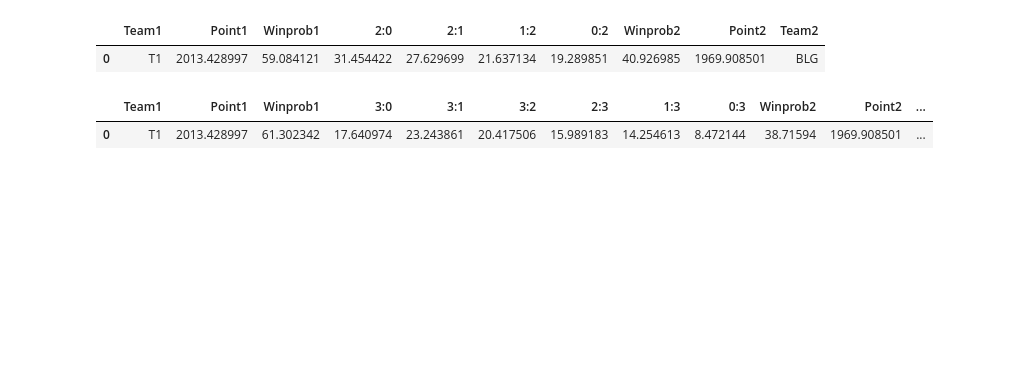
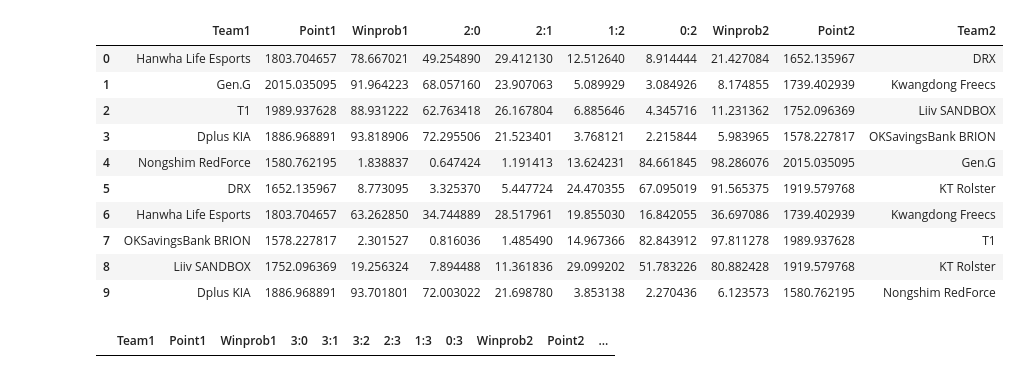
Before and after one commit to posky/LoL-Esports, a Jupyter notebook: glicko_rating_matches.ipynb, the cells around one changed output. Cells and saved outputs as stored; diff of their text form; code cells hidden in the pictures; blank space fills up the shorter version.

```diff
--- a/glicko_rating_matches.ipynb
+++ b/glicko_rating_matches.ipynb
@@ -174,3 +165,8 @@ for name in team_names.values():
         last_game_date=row["last_game_date"],
     )
     lst_team.append(teams[team_id])
+# %%
+match_schedules = match_schedules.loc[match_schedules["Winner"].isna()].reset_index(
+    drop=True
+)
+match_schedules
@@ -177,2 +187,5 @@ for name in team_names.values():
 # %%
 glicko = GlickoSystem()
+# %%
+matches = match_schedules.head(10)
+matches
@@ -179,24 +204,20 @@ glicko = GlickoSystem()
 # %%
-matches = [
-    ("T1", "BLG"),
-]
-
-columns = ["Team1", "Point1", "Winprob1", "sum", "Winprob2", "Point2", "Team2"]
+columns = ["Team1", "Point1", "Winprob1", "Winprob2", "Point2", "Team2"]
 probs = pd.DataFrame(columns=columns)
-for team1_name, team2_name in matches:
-    team1 = teams[get_team_id(teams_id, team_names[team1_name])]
-    team2 = teams[get_team_id(teams_id, team_names[team2_name])]
+for row in matches.itertuples():
+    team1_name = row.Team1
+    team2_name = row.Team2
+    team1 = teams[get_team_id(teams_id, team1_name)]
+    team2 = teams[get_team_id(teams_id, team2_name)]
     lst = [
         team1.name,
         team1.point,
         team1.get_win_probability(glicko, team2) * 100,
-        0,
         team2.get_win_probability(glicko, team1) * 100,
         team2.point,
         team2.name,
     ]
     df = pd.DataFrame(data=[lst], columns=columns)
     probs = pd.concat([probs, df], ignore_index=True)
-probs["sum"] = probs[["Winprob1", "Winprob2"]].sum(axis=1)
 probs
 # %% [output]
@@ -205,42 +235,55 @@ probs
 # %%
+matches_bo3 = matches.loc[matches["BestOf"] == "3"]
 columns = ["Team1", "Point1", "2:0", "2:1", "1:2", "0:2", "Point2", "Team2"]
 probs = pd.DataFrame(columns=columns)
-for team1_name, team2_name in matches:
-    team1 = teams[get_team_id(teams_id, team_names[team1_name])]
-    team2 = teams[get_team_id(teams_id, team_names[team2_name])]
+for row in matches_bo3.itertuples():
+    team1_name = row.Team1
+    team2_name = row.Team2
+    team1 = teams[get_team_id(teams_id, team1_name)]
+    team2 = teams[get_team_id(teams_id, team2_name)]
     team1_prob = team1.get_win_probability(glicko, team2)
     team2_prob = team2.get_win_probability(glicko, team1)
     lst = [
         team1.name,
         team1.point,
         team1_prob**2 * 100,
         (team1_prob**2) * team2_prob * 2 * 100,
         (team2_prob**2) * team1_prob * 2 * 100,
         team2_prob**2 * 100,
         team2.point,
         team2_name,
     ]
     df = pd.DataFrame(data=[lst], columns=columns)
     probs = pd.concat([probs, df], ignore_index=True)
 probs["Winprob1"] = probs[["2:0", "2:1"]].sum(axis=1)
 probs["Winprob2"] = probs[["1:2", "0:2"]].sum(axis=1)
 columns = [
     "Team1",
     "Point1",
     "Winprob1",
     "2:0",
     "2:1",
     "1:2",
     "0:2",
     "Winprob2",
     "Point2",
     "Team2",
 ]
 probs[columns]
 # %% [output]
 |  | Team1 | Point1 | Winprob1 | 2:0 | 2:1 | 1:2 | 0:2 | Winprob2 | Point2 | Team2 |
-| 0 | T1 | 2013.428997 | 59.084121 | 31.454422 | 27.629699 | 21.637134 | 19.289851 | 40.926985 | 1969.908501 | BLG |
+| 0 | Hanwha Life Esports | 1803.704657 | 78.667021 | 49.254890 | 29.412130 | 12.512640 | 8.914444 | 21.427084 | 1652.135967 | DRX |
+| 1 | Gen.G | 2015.035095 | 91.964223 | 68.057160 | 23.907063 | 5.089929 | 3.084926 | 8.174855 | 1739.402939 | Kwangdong Freecs |
+| 2 | T1 | 1989.937628 | 88.931222 | 62.763418 | 26.167804 | 6.885646 | 4.345716 | 11.231362 | 1752.096369 | Liiv SANDBOX |
+| 3 | Dplus KIA | 1886.968891 | 93.818906 | 72.295506 | 21.523401 | 3.768121 | 2.215844 | 5.983965 | 1578.227817 | OKSavingsBank BRION |
+| 4 | Nongshim RedForce | 1580.762195 | 1.838837 | 0.647424 | 1.191413 | 13.624231 | 84.661845 | 98.286076 | 2015.035095 | Gen.G |
+| 5 | DRX | 1652.135967 | 8.773095 | 3.325370 | 5.447724 | 24.470355 | 67.095019 | 91.565375 | 1919.579768 | KT Rolster |
+| 6 | Hanwha Life Esports | 1803.704657 | 63.262850 | 34.744889 | 28.517961 | 19.855030 | 16.842055 | 36.697086 | 1739.402939 | Kwangdong Freecs |
+| 7 | OKSavingsBank BRION | 1578.227817 | 2.301527 | 0.816036 | 1.485490 | 14.967366 | 82.843912 | 97.811278 | 1989.937628 | T1 |
+| 8 | Liiv SANDBOX | 1752.096369 | 19.256324 | 7.894488 | 11.361836 | 29.099202 | 51.783226 | 80.882428 | 1919.579768 | KT Rolster |
+| 9 | Dplus KIA | 1886.968891 | 93.701801 | 72.003022 | 21.698780 | 3.853138 | 2.270436 | 6.123573 | 1580.762195 | Nongshim RedForce |
 # %%
+matches_bo5 = matches.loc[matches["BestOf"] == "5"]
 columns = [
     "Team1",
     "Point1",
@@ -256,9 +299,11 @@ columns = [
     "Team2",
 ]
 probs = pd.DataFrame(columns=columns)
-for team1_name, team2_name in matches:
-    team1 = teams[get_team_id(teams_id, team_names[team1_name])]
-    team2 = teams[get_team_id(teams_id, team_names[team2_name])]
+for row in matches_bo5.itertuples():
+    team1_name = row.Team1
+    team2_name = row.Team2
+    team1 = teams[get_team_id(teams_id, team1_name)]
+    team2 = teams[get_team_id(teams_id, team2_name)]
     team1_prob = team1.get_win_probability(glicko, team2)
     team2_prob = team2.get_win_probability(glicko, team1)
     lst = [
@@ -282,4 +327,3 @@ probs["Winprob2"] = probs[["2:3", "1:3", "0:3"]].sum(axis=1)
 probs
 # %% [output]
 |  | Team1 | Point1 | Winprob1 | 3:0 | 3:1 | 3:2 | 2:3 | 1:3 | 0:3 | Winprob2 | Point2 | ... |
-| 0 | T1 | 2013.428997 | 61.302342 | 17.640974 | 23.243861 | 20.417506 | 15.989183 | 14.254613 | 8.472144 | 38.71594 | 1969.908501 | ... |
```
Also changed, not shown: parts of 14 cells of this notebook.
